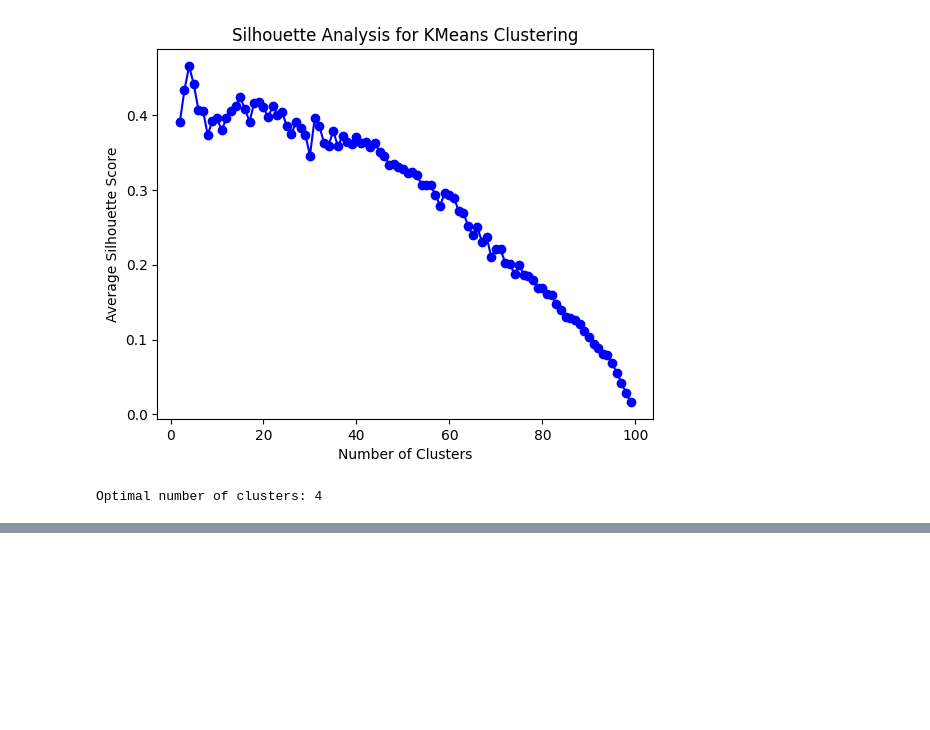
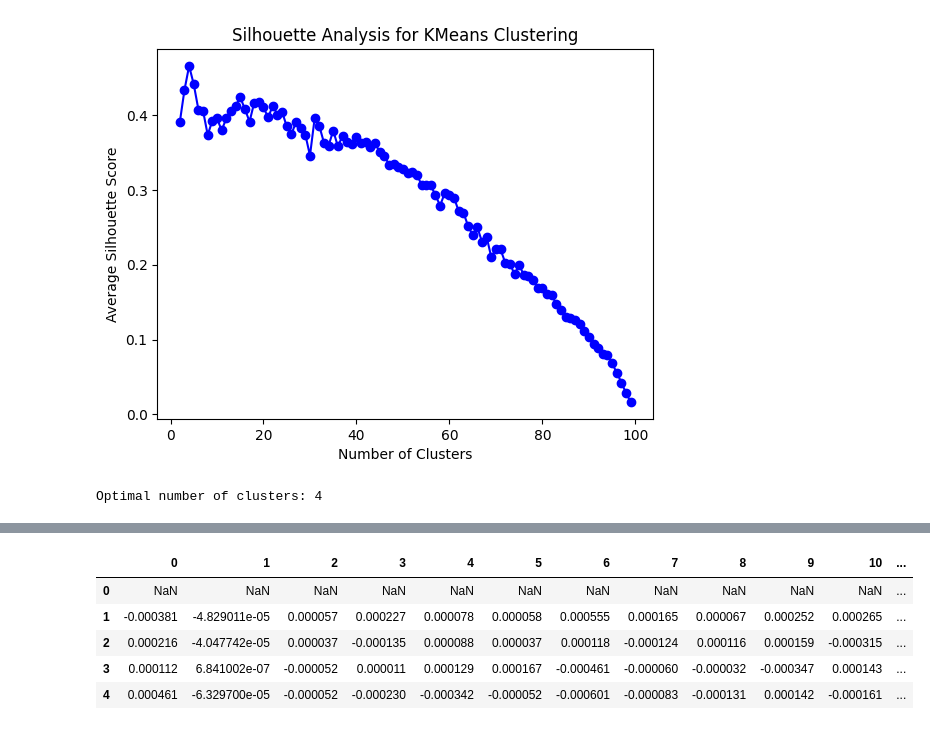
Before and after one commit to navyanshmahla/Funny-Indices-TRC, a Jupyter notebook: funny_indices.ipynb, the cells around one changed output, grey strips where cells are left out. Drawn from its saved outputs; the diff is of its cells as text; code cells hidden in the pictures; blank space fills up the shorter version.

```diff
--- a/funny_indices.ipynb
+++ b/funny_indices.ipynb
@@ -1,7 +1,7 @@
 # %%
 import pandas as pd
 
-index_prices = pd.read_csv('./data_challenge_index_price.csv')
+index_prices = pd.read_csv('./data_challenge_index_prices.csv')
 stock_prices = pd.read_csv('./data_challenge_stock_prices.csv')
 # %%
 index_prices.head()
@@ -208,2 +209,14 @@ df.value_counts()
 3     8
 dtype: int64
+# %%
+index_returns = (index_prices - index_prices.shift(1)) / index_prices.shift(1)
+stock_returns = (stock_prices - stock_prices.shift(1)) / stock_prices.shift(1)
+# %%
+index_returns.head()
+# %% [output]
+|  | 0 | 1 | 2 | 3 | 4 | 5 | 6 | 7 | 8 | 9 | 10 | ... |
+| 0 | NaN | NaN | NaN | NaN | NaN | NaN | NaN | NaN | NaN | NaN | NaN | ... |
+| 1 | -0.000381 | -4.829011e-05 | 0.000057 | 0.000227 | 0.000078 | 0.000058 | 0.000555 | 0.000165 | 0.000067 | 0.000252 | 0.000265 | ... |
+| 2 | 0.000216 | -4.047742e-05 | 0.000037 | -0.000135 | 0.000088 | 0.000037 | 0.000118 | -0.000124 | 0.000116 | 0.000159 | -0.000315 | ... |
+| 3 | 0.000112 | 6.841002e-07 | -0.000052 | 0.000011 | 0.000129 | 0.000167 | -0.000461 | -0.000060 | -0.000032 | -0.000347 | 0.000143 | ... |
+| 4 | 0.000461 | -6.329700e-05 | -0.000052 | -0.000230 | -0.000342 | -0.000052 | -0.000601 | -0.000083 | -0.000131 | 0.000142 | -0.000161 | ... |
```
Also changed, not shown: parts of 8 cells of this notebook.
